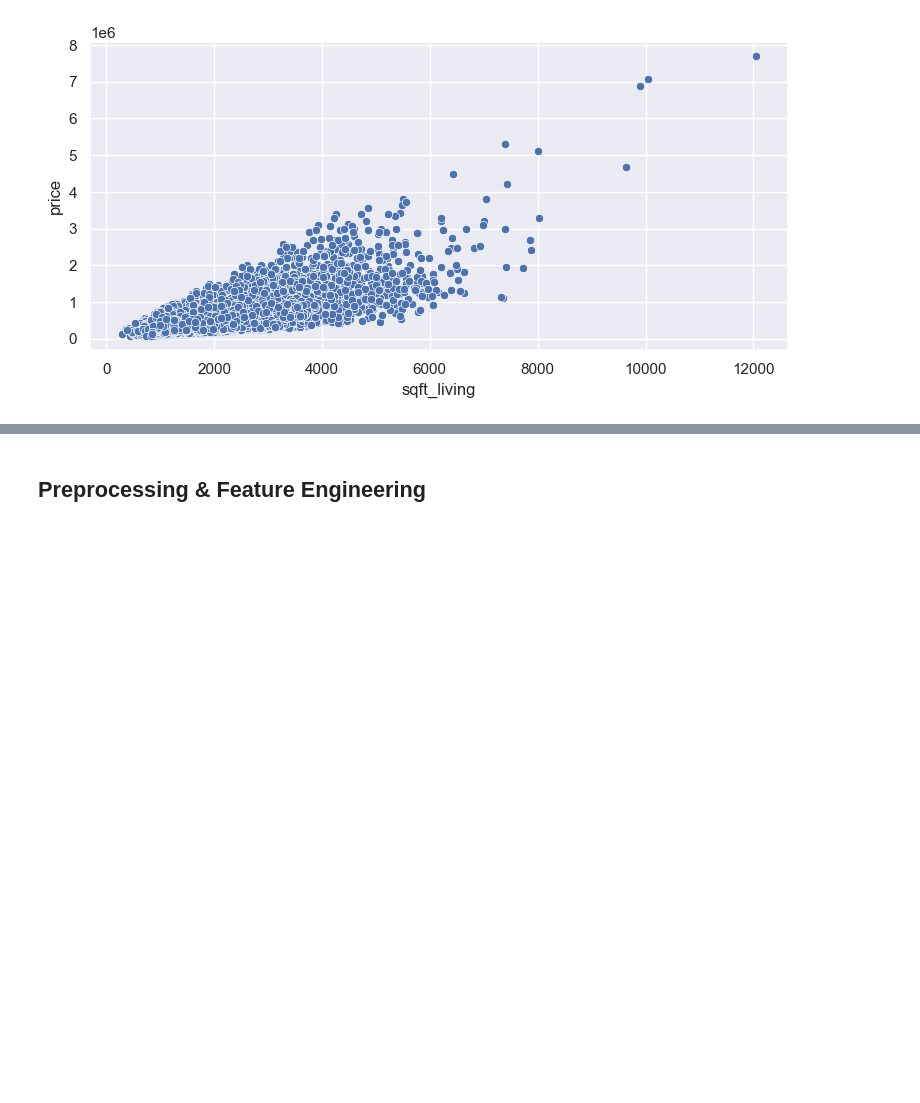
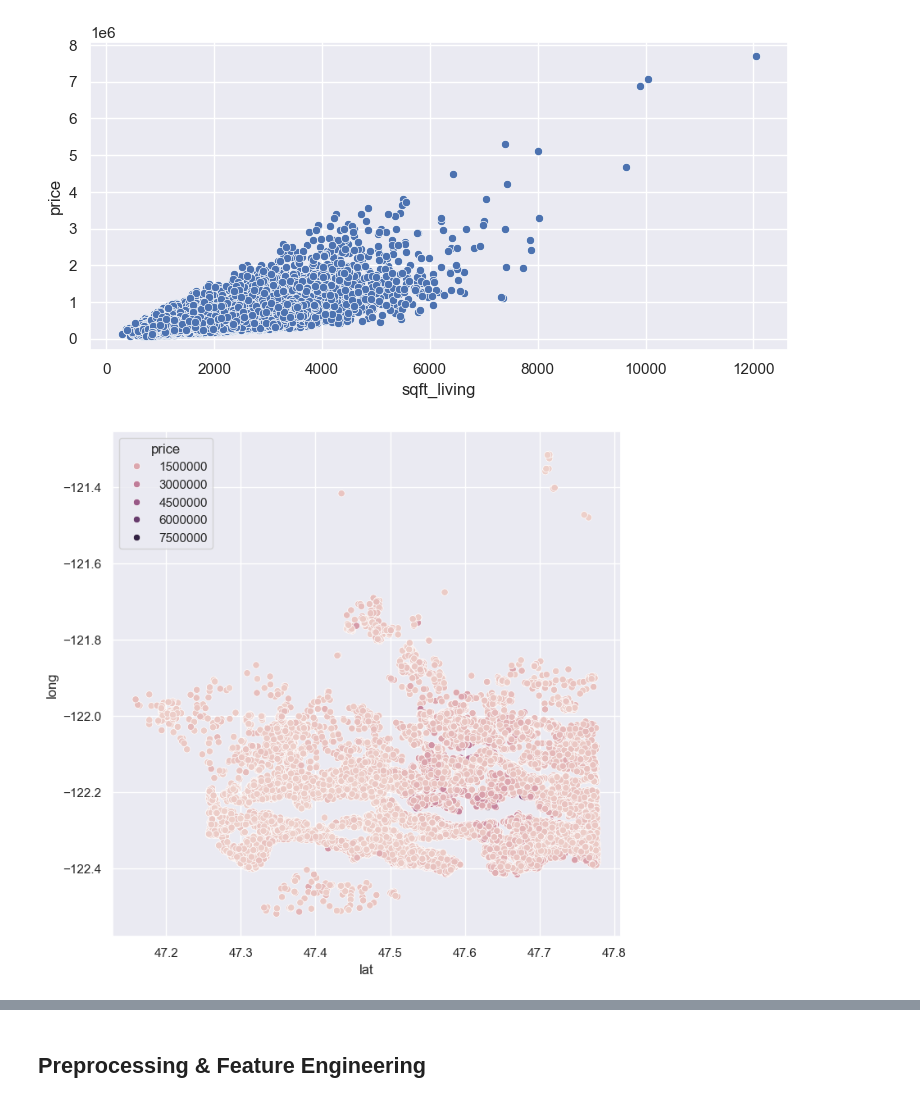
Before and after one commit to Louis-Bad/MSc_Concepts_of_AI, a Jupyter notebook: notebooks/Regression Analysis.ipynb, the cells around one changed output, grey strips where cells are left out. Drawn from its saved outputs; the diff is of its cells as text; code cells hidden in the pictures; blank space fills up the shorter version.

```diff
--- a/notebooks/Regression Analysis.ipynb
+++ b/notebooks/Regression Analysis.ipynb
@@ -115,3 +146,10 @@ sns.scatterplot(data=price_df,
 # %% [output]
 <Axes: xlabel='sqft_living', ylabel='price'>
 [figure]
+# %%
+# Heat map of house prices relative to their location
+
+plt.figure(figsize=(8,8))
+sns.scatterplot(data=price_df, x='lat', y='long', hue='price');
+# %% [output]
+[figure, added]
```
Also changed, not shown: parts of 17 cells of this notebook.
